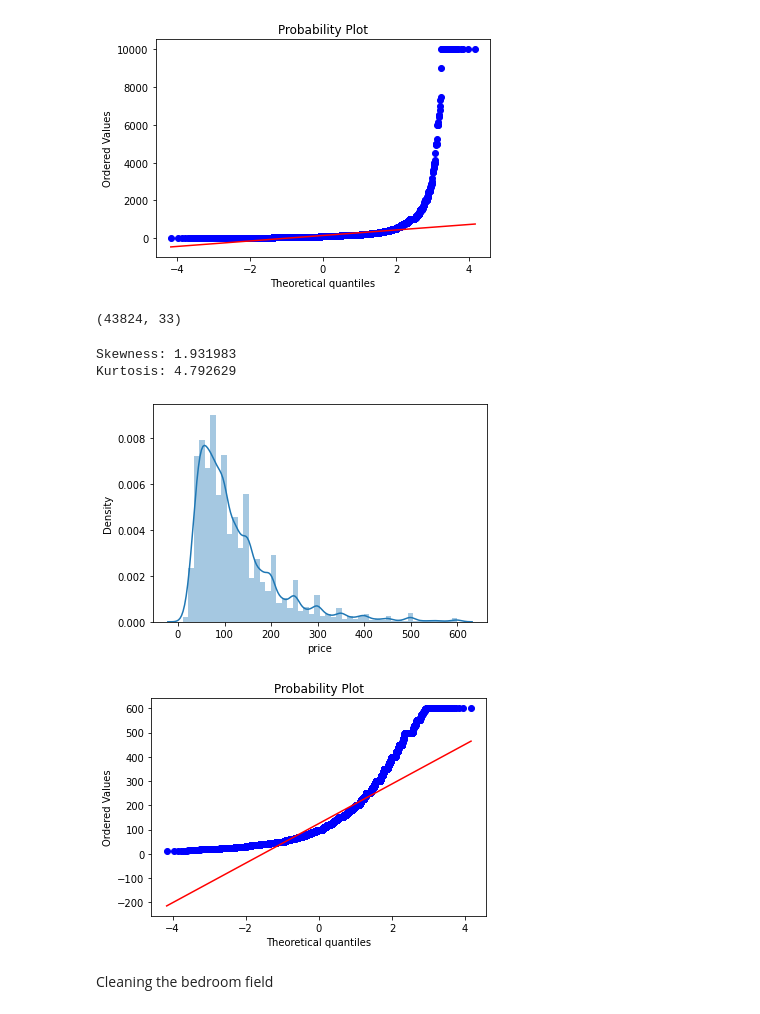
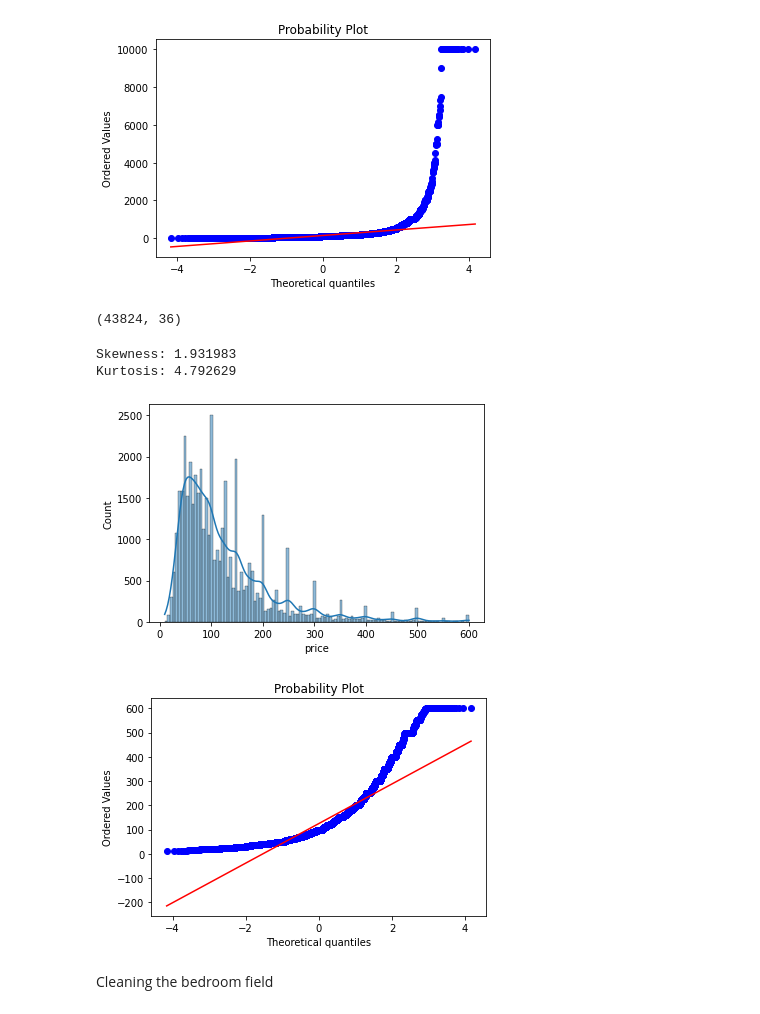
Before and after one commit to mann579/AirBnBMachineLearning, a Jupyter notebook: airbnbdata.ipynb, the cells around one changed output. Cells and saved outputs as stored; diff of their text form; code cells hidden in the pictures.

```diff
--- a/airbnbdata.ipynb
+++ b/airbnbdata.ipynb
@@ -52,9 +52,9 @@ Dropping the unneccesary fields and cleaning the data
 data = data.drop(['id','listing_url','scrape_id','last_scraped','name','neighborhood_overview','picture_url','host_id','host_url','host_name',
                   'host_since','host_location','host_about','host_is_superhost','host_thumbnail_url','host_picture_url','host_listings_count',
                   'host_verifications','host_has_profile_pic','calendar_last_scraped','first_review','last_review',
-                  'calculated_host_listings_count','calculated_host_listings_count_entire_homes','calculated_host_listings_count_private_rooms',
+                  'calculated_host_listings_count_entire_homes','calculated_host_listings_count_private_rooms',
                   'calculated_host_listings_count_shared_rooms','license','bathrooms', 'calendar_updated', 'has_availability','host_total_listings_count',
-                  'minimum_nights','maximum_nights','minimum_minimum_nights','maximum_minimum_nights','minimum_maximum_nights','maximum_maximum_nights',
+                  'maximum_nights','minimum_minimum_nights','maximum_minimum_nights','minimum_maximum_nights','maximum_maximum_nights',
                   'minimum_nights_avg_ntm','maximum_nights_avg_ntm','number_of_reviews_ltm','number_of_reviews_l30d'],
                 axis=1)
 data.dtypes
@@ -78,0 +83,3 @@ dtype: object
+# %%
+data['description'] = data['description'].fillna(' ')
+data.description
@@ -78,0 +101,5 @@ dtype: object
+# %%
+from textblob import TextBlob
+
+data['sentiment'] = data['description'].apply(lambda desc: TextBlob(desc).polarity)
+data.describe()
@@ -134,17 +171,17 @@ Kurtosis: 587.172180
 data = data[data.price <= 600]
 data.shape
 # %% [output]
-(43824, 33)
+(43824, 36)
 # %%
-sns.distplot(data['price'], kde=True,);
+sns.histplot(data['price'], kde=True,);
 fig = plt.figure()
 res = stats.probplot(data['price'], plot=plt)
 print("Skewness: %f" % data['price'].skew())
 print("Kurtosis: %f" % data['price'].kurt())
 # %% [output]
 Skewness: 1.931983
 Kurtosis: 4.792629
-[figure, old version]
+[figure, new version]
 [figure]
 # %% [markdown]
 Cleaning the bedroom field
```
Also changed, not shown: parts of 51 cells of this notebook.
